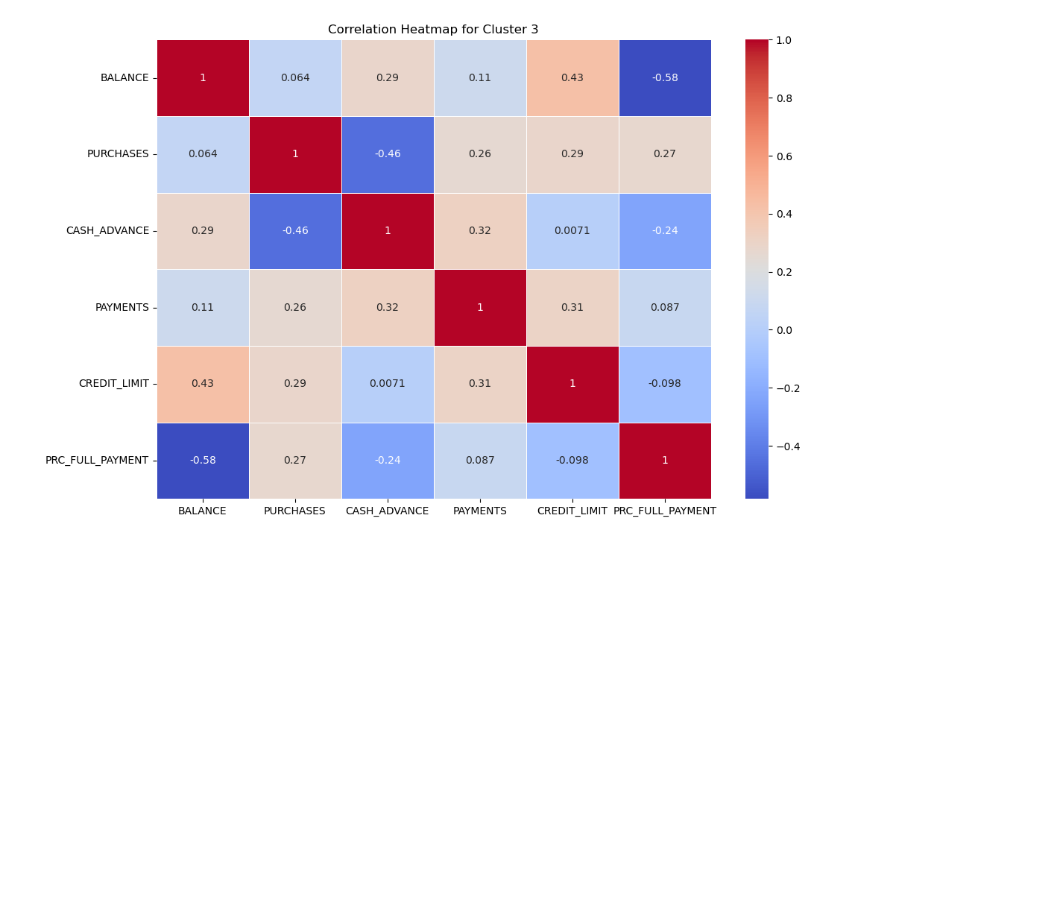
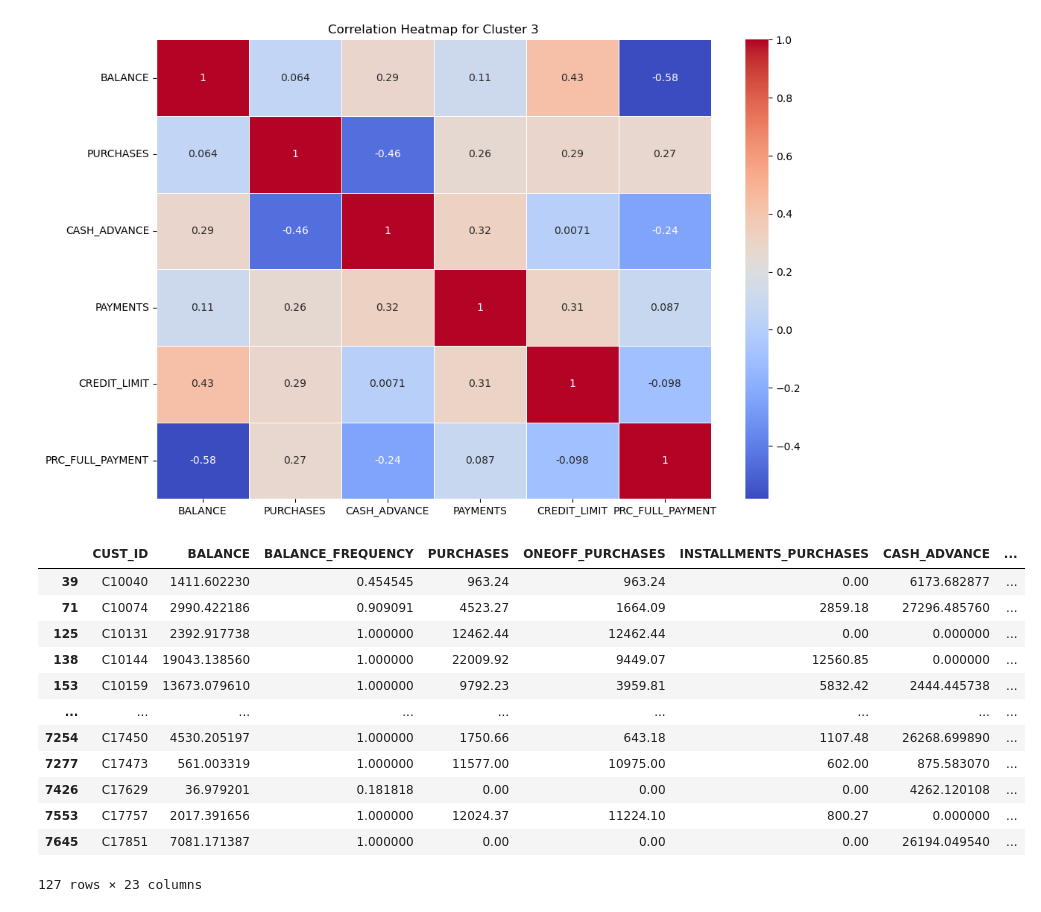
Before and after one commit to MiltonGreat/1.-Exploratory-Analysis-of-Credit-Card-Transactions-, a Jupyter notebook: Credit Card Dataset for Clustering.ipynb, the cells around one changed output. Saved outputs shown, nothing was run; the diff lists cells and outputs as text; code cells hidden in the pictures; blank space fills up the shorter version.

```diff
--- a/Credit Card Dataset for Clustering.ipynb
+++ b/Credit Card Dataset for Clustering.ipynb
@@ -447,3 +543,19 @@ for cluster_id in range(optimal_k):
 [figure]
 [figure]
 [figure]
+# %%
+cluster_data
+# %% [output]
+|  | CUST_ID | BALANCE | BALANCE_FREQUENCY | PURCHASES | ONEOFF_PURCHASES | INSTALLMENTS_PURCHASES | CASH_ADVANCE | ... |
+| 39 | C10040 | 1411.602230 | 0.454545 | 963.24 | 963.24 | 0.00 | 6173.682877 | ... |
+| 71 | C10074 | 2990.422186 | 0.909091 | 4523.27 | 1664.09 | 2859.18 | 27296.485760 | ... |
+| 125 | C10131 | 2392.917738 | 1.000000 | 12462.44 | 12462.44 | 0.00 | 0.000000 | ... |
+| 138 | C10144 | 19043.138560 | 1.000000 | 22009.92 | 9449.07 | 12560.85 | 0.000000 | ... |
+| 153 | C10159 | 13673.079610 | 1.000000 | 9792.23 | 3959.81 | 5832.42 | 2444.445738 | ... |
+| ... | ... | ... | ... | ... | ... | ... | ... | ... |
+| 7254 | C17450 | 4530.205197 | 1.000000 | 1750.66 | 643.18 | 1107.48 | 26268.699890 | ... |
+| 7277 | C17473 | 561.003319 | 1.000000 | 11577.00 | 10975.00 | 602.00 | 875.583070 | ... |
+| 7426 | C17629 | 36.979201 | 0.181818 | 0.00 | 0.00 | 0.00 | 4262.120108 | ... |
+| 7553 | C17757 | 2017.391656 | 1.000000 | 12024.37 | 11224.10 | 800.27 | 0.000000 | ... |
+| 7645 | C17851 | 7081.171387 | 1.000000 | 0.00 | 0.00 | 0.00 | 26194.049540 | ... |
+127 rows × 23 columns
```
Also changed, not shown: parts of 28 cells of this notebook.
